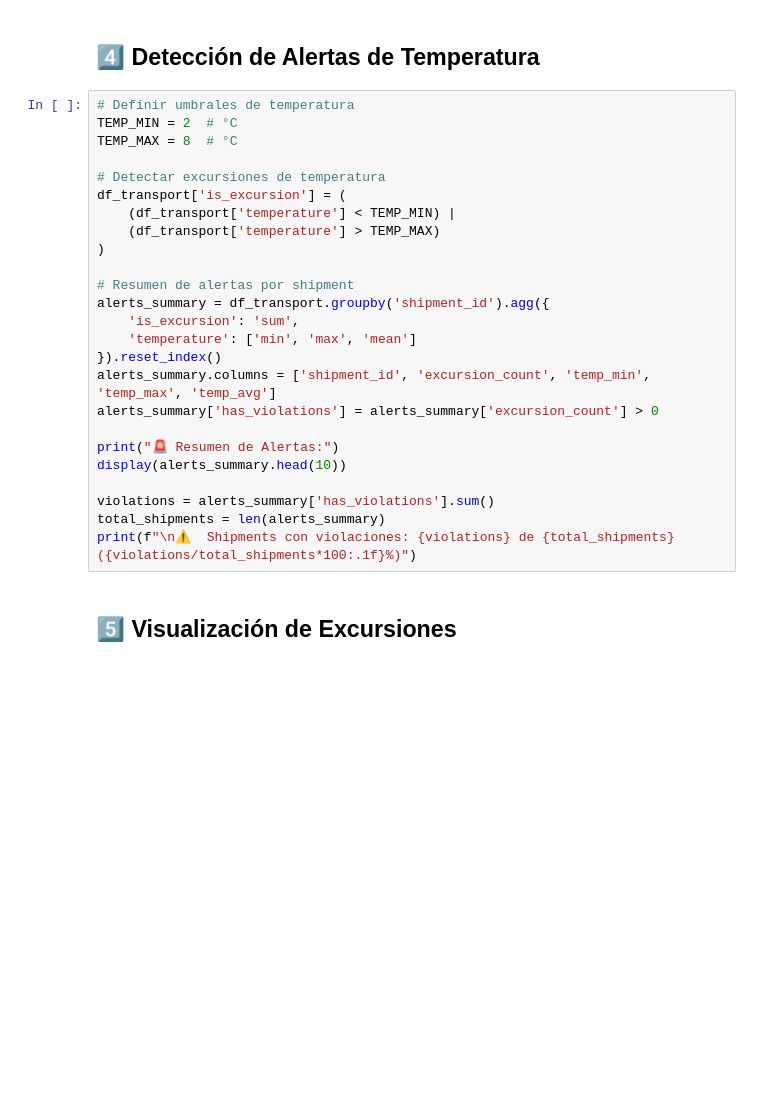
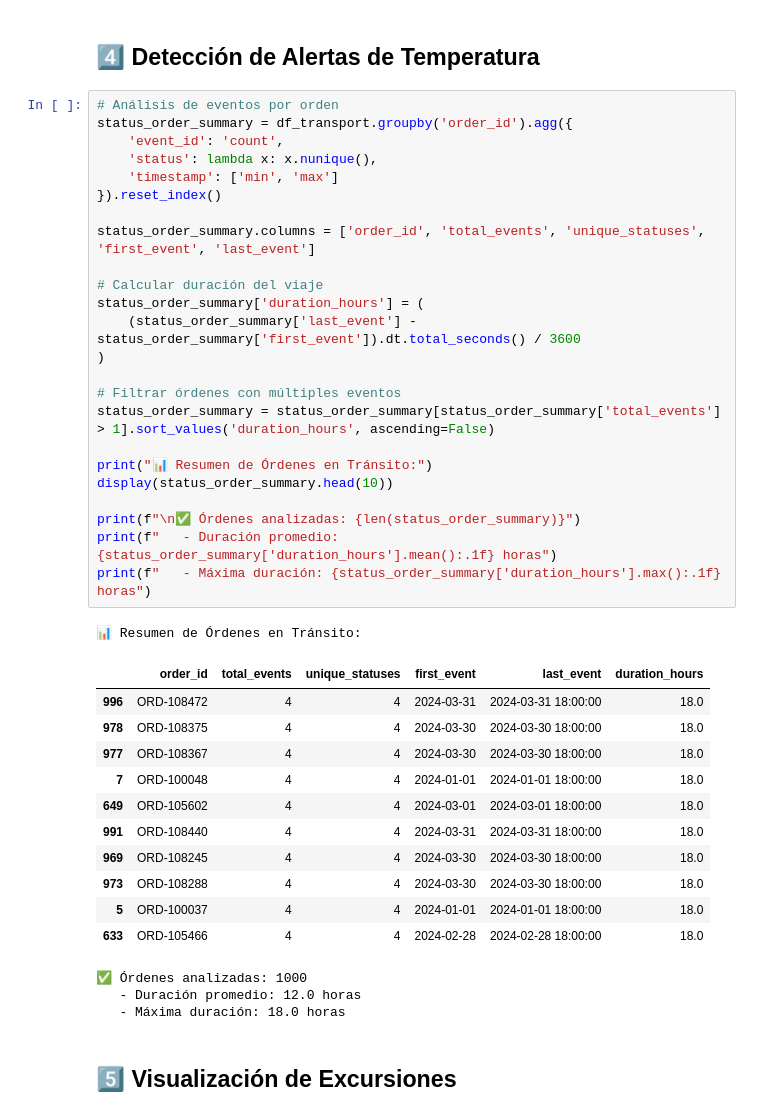
Before and after one commit to lraigosov/supply-chain-data-notebooks, a Jupyter notebook: notebooks/60_realtime_iot/RT-04-iot_sensors_intro.ipynb, the cells around one changed output. Cells and saved outputs as stored; diff of their text form; blank space fills up the shorter version.

```diff
--- a/notebooks/60_realtime_iot/RT-04-iot_sensors_intro.ipynb
+++ b/notebooks/60_realtime_iot/RT-04-iot_sensors_intro.ipynb
@@ -67,30 +92,45 @@ fig.show()
 # %% [markdown]
 ## 4️⃣ Detección de Alertas de Temperatura
 # %%
-# Definir umbrales de temperatura
-TEMP_MIN = 2  # °C
-TEMP_MAX = 8  # °C
+# Análisis de eventos por orden
+status_order_summary = df_transport.groupby('order_id').agg({
+    'event_id': 'count',
+    'status': lambda x: x.nunique(),
+    'timestamp': ['min', 'max']
+}).reset_index()
 
-# Detectar excursiones de temperatura
-df_transport['is_excursion'] = (
-    (df_transport['temperature'] < TEMP_MIN) |
-    (df_transport['temperature'] > TEMP_MAX)
+status_order_summary.columns = ['order_id', 'total_events', 'unique_statuses', 'first_event', 'last_event']
+
+# Calcular duración del viaje
+status_order_summary['duration_hours'] = (
+    (status_order_summary['last_event'] - status_order_summary['first_event']).dt.total_seconds() / 3600
 )
 
-# Resumen de alertas por shipment
-alerts_summary = df_transport.groupby('shipment_id').agg({
-    'is_excursion': 'sum',
-    'temperature': ['min', 'max', 'mean']
-}).reset_index()
-alerts_summary.columns = ['shipment_id', 'excursion_count', 'temp_min', 'temp_max', 'temp_avg']
-alerts_summary['has_violations'] = alerts_summary['excursion_count'] > 0
+# Filtrar órdenes con múltiples eventos
+status_order_summary = status_order_summary[status_order_summary['total_events'] > 1].sort_values('duration_hours', ascending=False)
 
-print("🚨 Resumen de Alertas:")
-display(alerts_summary.head(10))
+print("📊 Resumen de Órdenes en Tránsito:")
+display(status_order_summary.head(10))
 
-violations = alerts_summary['has_violations'].sum()
-total_shipments = len(alerts_summary)
-print(f"\n⚠️  Shipments con violaciones: {violations} de {total_shipments} ({violations/total_shipments*100:.1f}%)")
+print(f"\n✅ Órdenes analizadas: {len(status_order_summary)}")
+print(f"   - Duración promedio: {status_order_summary['duration_hours'].mean():.1f} horas")
+print(f"   - Máxima duración: {status_order_summary['duration_hours'].max():.1f} horas")
+# %% [output]
+📊 Resumen de Órdenes en Tránsito:
+|  | order_id | total_events | unique_statuses | first_event | last_event | duration_hours |
+| 996 | ORD-108472 | 4 | 4 | 2024-03-31 | 2024-03-31 18:00:00 | 18.0 |
+| 978 | ORD-108375 | 4 | 4 | 2024-03-30 | 2024-03-30 18:00:00 | 18.0 |
+| 977 | ORD-108367 | 4 | 4 | 2024-03-30 | 2024-03-30 18:00:00 | 18.0 |
+| 7 | ORD-100048 | 4 | 4 | 2024-01-01 | 2024-01-01 18:00:00 | 18.0 |
+| 649 | ORD-105602 | 4 | 4 | 2024-03-01 | 2024-03-01 18:00:00 | 18.0 |
+| 991 | ORD-108440 | 4 | 4 | 2024-03-31 | 2024-03-31 18:00:00 | 18.0 |
+| 969 | ORD-108245 | 4 | 4 | 2024-03-30 | 2024-03-30 18:00:00 | 18.0 |
+| 973 | ORD-108288 | 4 | 4 | 2024-03-30 | 2024-03-30 18:00:00 | 18.0 |
+| 5 | ORD-100037 | 4 | 4 | 2024-01-01 | 2024-01-01 18:00:00 | 18.0 |
+| 633 | ORD-105466 | 4 | 4 | 2024-02-28 | 2024-02-28 18:00:00 | 18.0 |
+✅ Órdenes analizadas: 1000
+   - Duración promedio: 12.0 horas
+   - Máxima duración: 18.0 horas
 # %% [markdown]
 ## 5️⃣ Visualización de Excursiones
 # %%
```
Also changed, not shown: parts of 8 cells of this notebook, 10 other files.
